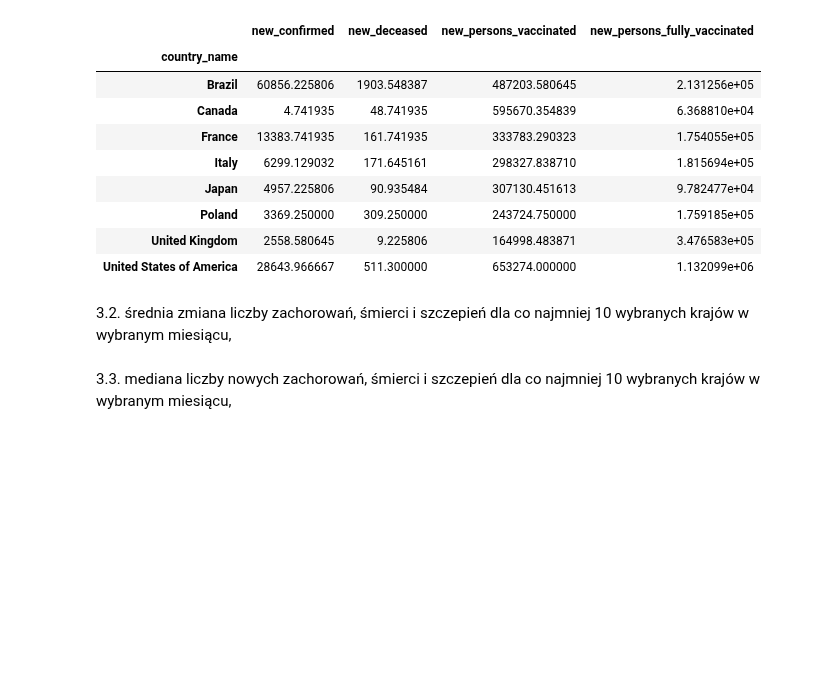
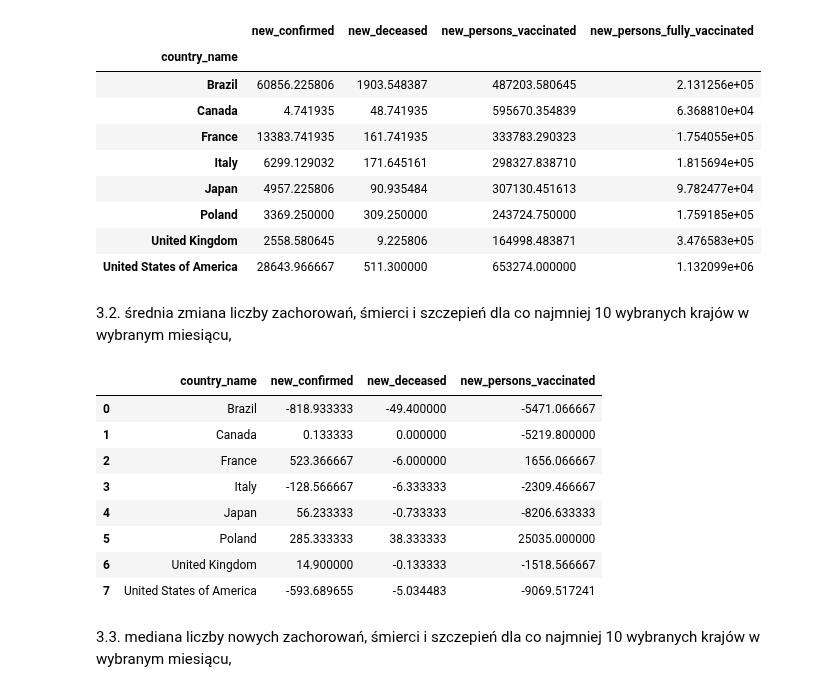
Before and after one commit to JakubKaczmarek5764/BigData1, a Jupyter notebook: zad2.ipynb, the cells around one changed output. Saved outputs shown, nothing was run; the diff lists cells and outputs as text; code cells hidden in the pictures; blank space fills up the shorter version.

```diff
--- a/zad2.ipynb
+++ b/zad2.ipynb
@@ -154,6 +154,27 @@ countries = ['Italy', 'Poland', 'United States of America', 'Germany', 'Canada',
 3.2. średnia zmiana liczby zachorowań, śmierci i szczepień dla co najmniej 10 wybranych krajów w wybranym miesiącu,
 # %%
 # nw czym jest średnia zmiana
+avg_diff = df[
+        (df['date_in_datetime'].dt.year == year) &
+        (df['date_in_datetime'].dt.month == month) &
+        (df['subregion1_code_x'].isna()) &
+        (df['country_name'].isin(countries))
+    ].groupby(['country_name'])[['new_confirmed', 'new_deceased', 'new_persons_vaccinated']].diff()
+avg_diff = avg_diff.groupby(df['country_name']).mean()
+avg_diff.reset_index(inplace=True)
+avg_diff
+
+# a tez nw
+# %% [output]
+|  | country_name | new_confirmed | new_deceased | new_persons_vaccinated |
+| 0 | Brazil | -818.933333 | -49.400000 | -5471.066667 |
+| 1 | Canada | 0.133333 | 0.000000 | -5219.800000 |
+| 2 | France | 523.366667 | -6.000000 | 1656.066667 |
+| 3 | Italy | -128.566667 | -6.333333 | -2309.466667 |
+| 4 | Japan | 56.233333 | -0.733333 | -8206.633333 |
+| 5 | Poland | 285.333333 | 38.333333 | 25035.000000 |
+| 6 | United Kingdom | 14.900000 | -0.133333 | -1518.566667 |
+| 7 | United States of America | -593.689655 | -5.034483 | -9069.517241 |
 # %% [markdown]
 3.3. mediana liczby nowych zachorowań, śmierci i szczepień dla co najmniej 10 wybranych krajów w wybranym miesiącu,
 # %%
```
